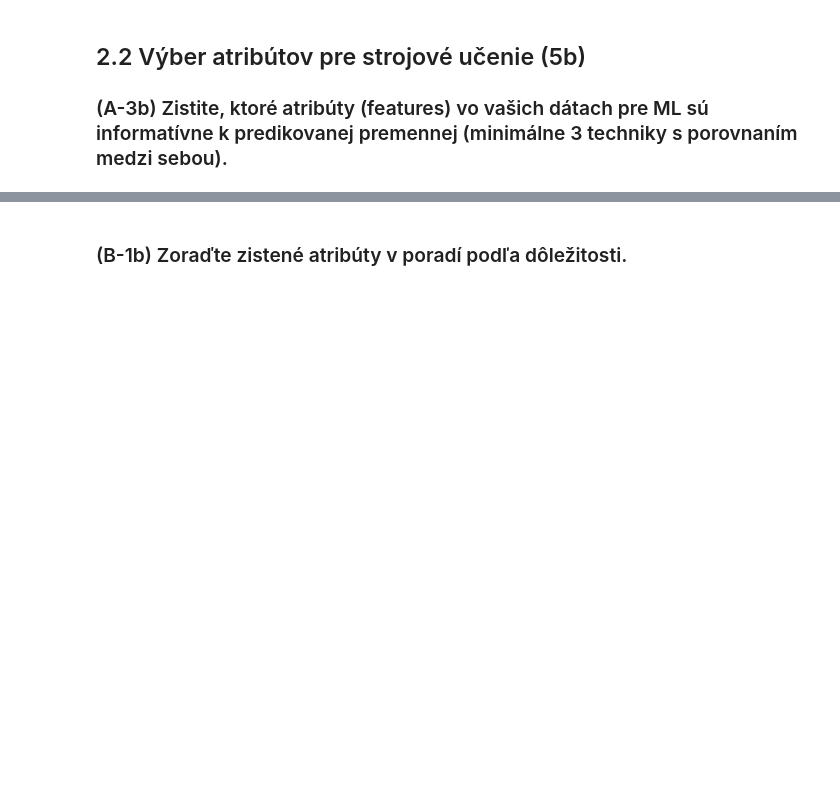
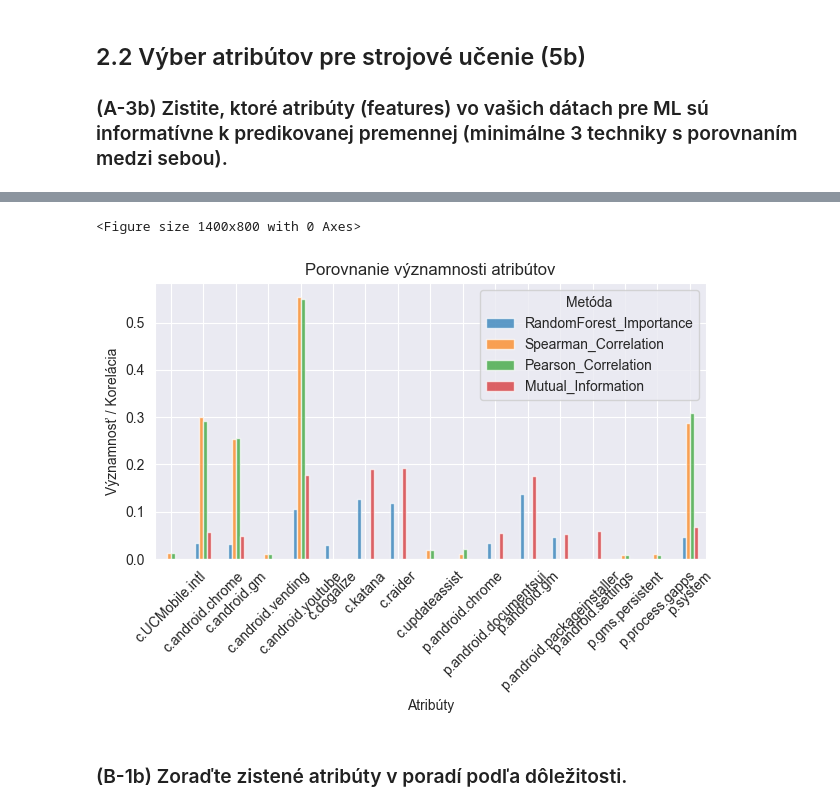
Before and after one commit to JakubIvacek/IAU_PROJECT, a Jupyter notebook: 2Faza.ipynb, the cells around one changed output, grey strips where cells are left out. Drawn from its saved outputs; the diff is of its cells as text; code cells hidden in the pictures; blank space fills up the shorter version.

```diff
--- a/2Faza.ipynb
+++ b/2Faza.ipynb
@@ -287,0 +320,9 @@ x_train[columns_to_scale] = scaler_standard.fit_transform(x_train[columns_to_sca
+# %%
+from sklearn.ensemble import RandomForestClassifier
+
+rf = RandomForestClassifier(random_state=1)
+x_train_no_date = x_train.drop(columns=['ts'])  # Odstránenie dátového stĺpca pre Random Forest
+rf.fit(x_train_no_date, y_train)
+feature_importances = pd.Series(rf.feature_importances_, index=x_train_no_date.columns).sort_values(ascending=False)
+top_rf = feature_importances.head(10)
+top_rf
@@ -287,0 +341,9 @@ x_train[columns_to_scale] = scaler_standard.fit_transform(x_train[columns_to_sca
+# %%
+from sklearn.feature_selection import mutual_info_classif
+
+# Výpočet vzájomnej informácie medzi atribútmi a cieľovou premennou
+mutual_info = mutual_info_classif(x_train_no_date, y_train, random_state=1)
+mutual_info_series = pd.Series(mutual_info, index=x_train_no_date.columns).sort_values(ascending=False)
+
+top_mutual_info = mutual_info_series.head(10)
+top_mutual_info
@@ -287,0 +362,10 @@ x_train[columns_to_scale] = scaler_standard.fit_transform(x_train[columns_to_sca
+# %%
+comparison_df = pd.DataFrame({
+    'RandomForest_Importance': top_rf,
+    'Spearman_Correlation': top_spearman,
+    'Pearson_Correlation': top_pearson,
+    'Mutual_Information': top_mutual_info
+})
+
+# Zobrazenie tabuľky s top 10 atribútmi z každej metódy
+comparison_df
@@ -288,2 +391,22 @@ x_train[columns_to_scale] = scaler_standard.fit_transform(x_train[columns_to_sca
+# %%
+# Reset index pre porovnávaciu tabuľku
+comparison_df = comparison_df.reset_index()
+
+# Premaž stĺpec s indexom, aby sme mali "feature" ako stĺpec
+comparison_df.rename(columns={'index': 'Feature'}, inplace=True)
+
+# Vytvorenie grafu
+plt.figure(figsize=(14, 8))
+comparison_df.set_index('Feature').plot(kind='bar', alpha=0.7)
+plt.title('Porovnanie významnosti atribútov')
+plt.xlabel('Atribúty')
+plt.ylabel('Významnosť / Korelácia')
+plt.xticks(rotation=45)
+plt.legend(title='Metóda', loc='upper right')
+plt.tight_layout()
+plt.show()
+# %% [output]
+<Figure size 1400x800 with 0 Axes>
+[figure, added]
 # %% [markdown]
 ### (B-1b) Zoraďte zistené atribúty v poradí podľa dôležitosti.
```
Also changed, not shown: parts of 8 cells of this notebook.
